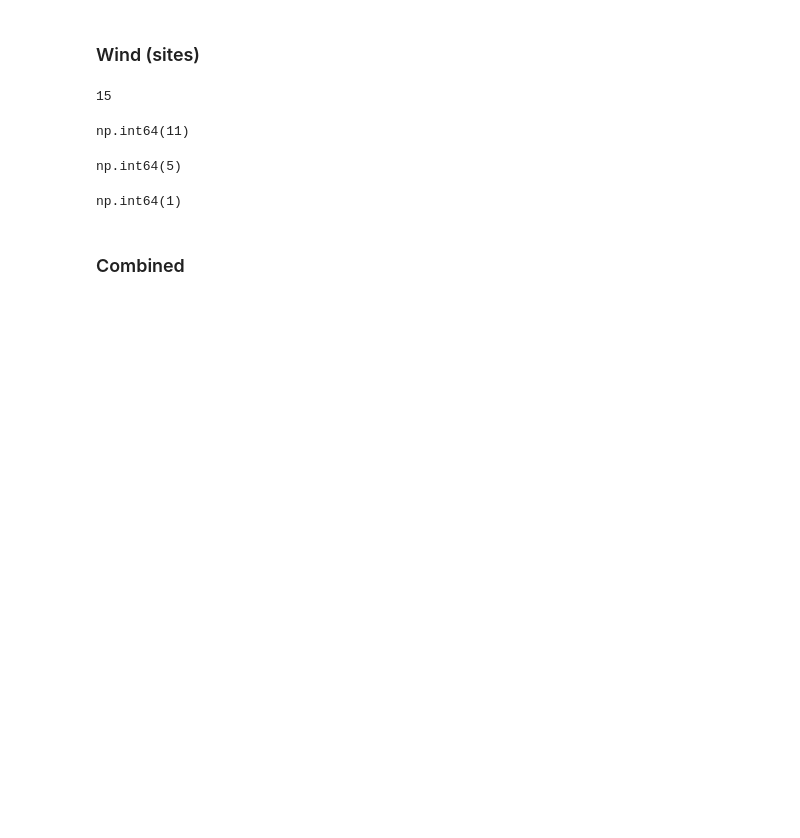
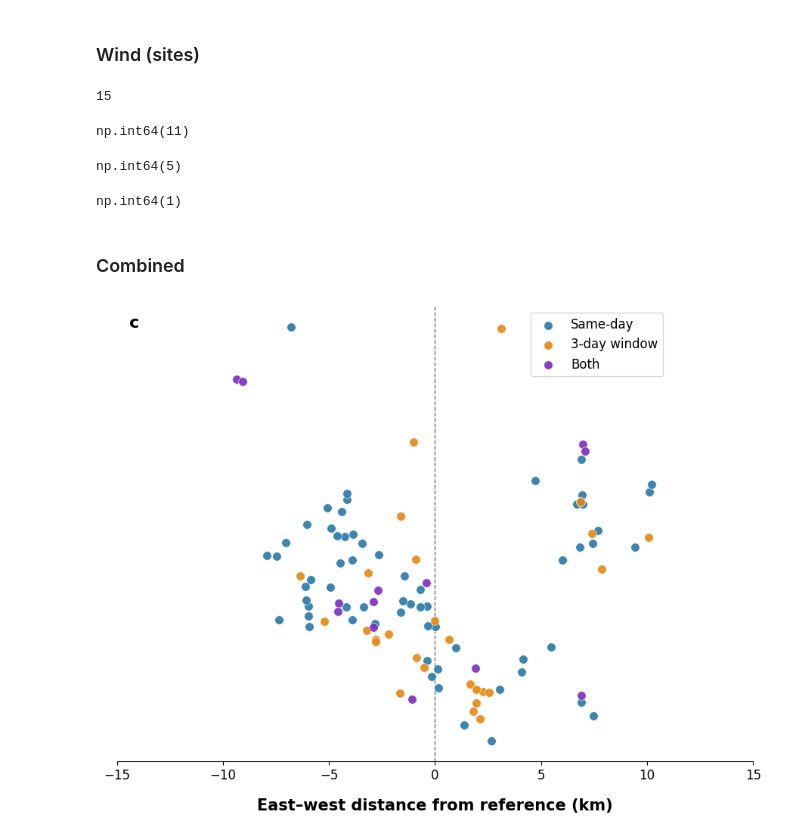
Before and after one commit to KaytheDee/pqr_extreme_weather_analysis, a Jupyter notebook: notebooks/_Logit_spatial_analysis_outage_per_EA.ipynb, the cells around one changed output. Saved outputs shown, nothing was run; the diff lists cells and outputs as text; code cells hidden in the pictures; blank space fills up the shorter version.

Commit message:
spatial plot updates

```diff
--- a/notebooks/_Logit_spatial_analysis_outage_per_EA.ipynb
+++ b/notebooks/_Logit_spatial_analysis_outage_per_EA.ipynb
@@ -1414,41 +1414,42 @@ all_event_site_risk = plot_site_risk_distances(
     panel_by_event=False,
     show_cross_event=False,
     use_union_centroid=True,
-    figsize=(9, 7),
     x_rotation=0,
     xlim=(-15, 15),
-    diagnostics=True,
+    diagnostics=False,
 
     # Risk colors
     one_day_color='#2878A5',
     three_day_color='#E68613',
     both_color='#7B2CBF',
     cross_event_color='#7F7F7F',
 
     # Legend labels
-    one_day_label='1-day risk only',
-    three_day_label='3-day risk only',
-    both_label='Both 1- and 3-day risk',
+    one_day_label='Same-day',
+    three_day_label='3-day window',
+    both_label='Both',
     cross_event_label='1- and 3-day risk, different events',
 
     # Panel labels
-    panel_labels=None,
+    panel_labels='c',
     panel_label_x=0.02,
     panel_label_y=0.98,
     panel_label_fontsize=16,
     panel_label_fontweight='bold',
     panel_label_ha='left',
     panel_label_va='top',
 
     # Legend
     legend_loc='upper left',
-    legend_bbox=None,
+    legend_bbox=(0.64, 1.0),
     legend_fontsize=12,
     legend_title=None,
     legend_title_fontsize=12,
     legend_frame=True,
-    shared_legend=True,
-    shared_legend_loc='upper center',
-    shared_legend_bbox=(0.5, 1.02),
-    shared_legend_ncol=4,
+
+    # Save
+    save_path=PLOTS_DIR / 'all_event_site_1_3_day_outage_odds.png',
+    dpi=300
 )
+# %% [output]
+[figure, added]
```
Also changed, not shown: parts of 1 cell of this notebook, 2 other files.
